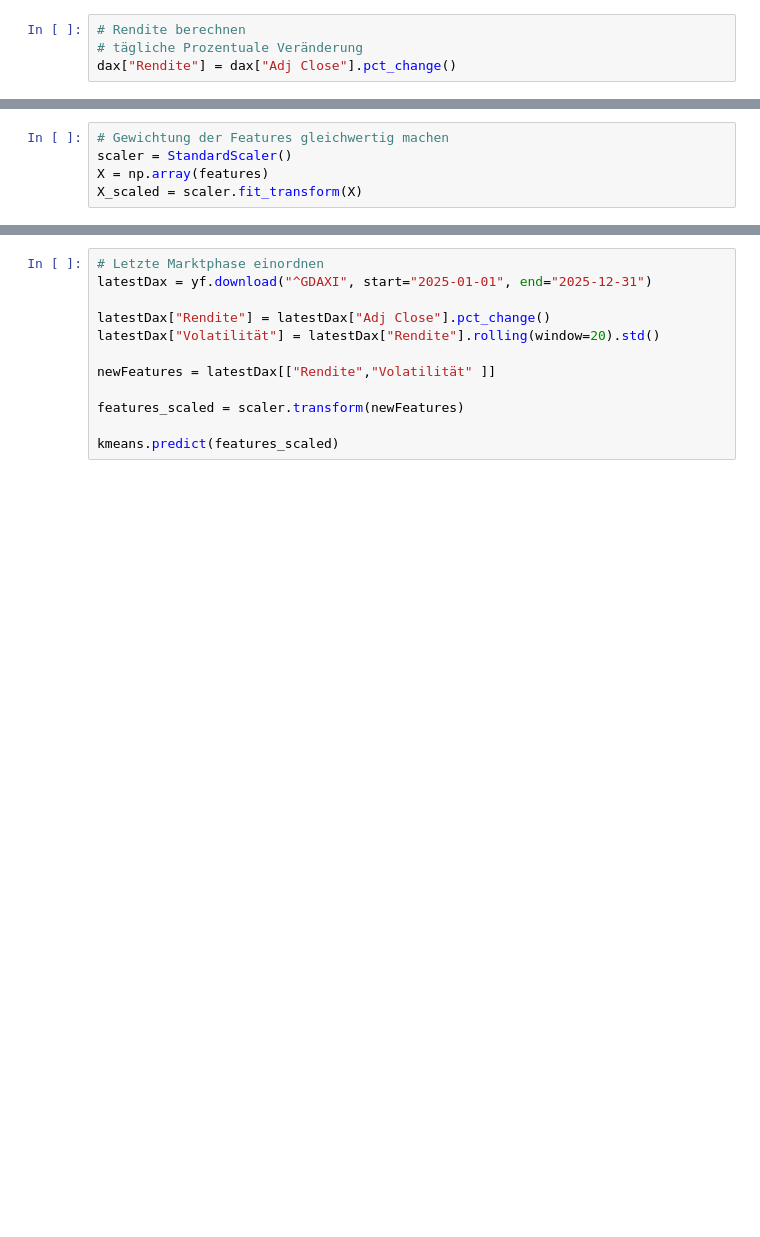
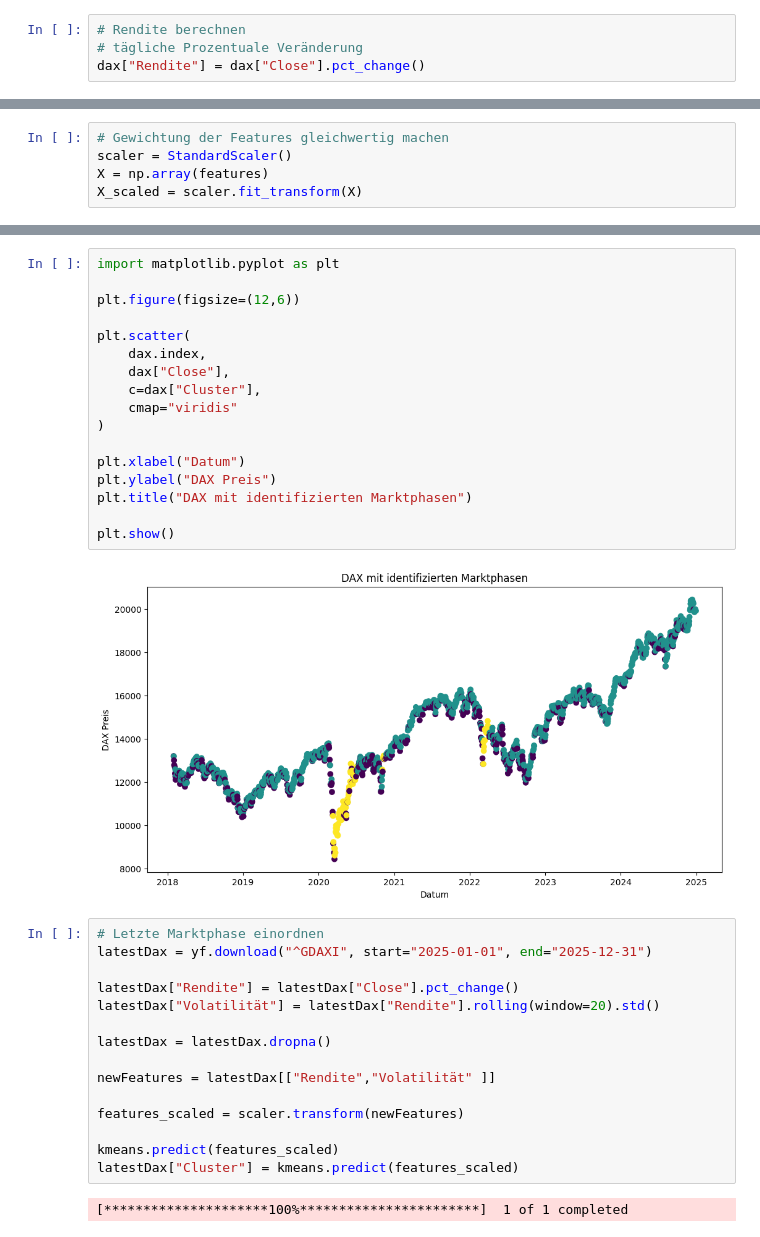
Before and after one commit to KreakxX/StockPredictor, a Jupyter notebook: Clustering_Marktphasen.ipynb, the cells around one changed output, grey strips where cells are left out. Saved outputs shown, nothing was run; the diff lists cells and outputs as text; blank space fills up the shorter version.

```diff
--- a/Clustering_Marktphasen.ipynb
+++ b/Clustering_Marktphasen.ipynb
@@ -16,7 +27,7 @@ dax = yf.download("^GDAXI", start="2018-01-01", end="2024-12-31")
 # %%
 # Rendite berechnen
 # tägliche Prozentuale Veränderung
-dax["Rendite"] = dax["Adj Close"].pct_change()
+dax["Rendite"] = dax["Close"].pct_change()
 # %%
 # Volatilität berechnen
 dax["Volatilität"] = dax["Rendite"].rolling(window=20).std()
@@ -57,12 +88,36 @@ plt.show()
+# %%
+import matplotlib.pyplot as plt
+
+plt.figure(figsize=(12,6))
+
+plt.scatter(
+    dax.index,
+    dax["Close"],
+    c=dax["Cluster"],
+    cmap="viridis"
+)
+
+plt.xlabel("Datum")
+plt.ylabel("DAX Preis")
+plt.title("DAX mit identifizierten Marktphasen")
+
+plt.show()
+# %% [output]
+[figure, added]
 # %%
 # Letzte Marktphase einordnen
 latestDax = yf.download("^GDAXI", start="2025-01-01", end="2025-12-31")
 
-latestDax["Rendite"] = latestDax["Adj Close"].pct_change()
+latestDax["Rendite"] = latestDax["Close"].pct_change()
 latestDax["Volatilität"] = latestDax["Rendite"].rolling(window=20).std()
+
+latestDax = latestDax.dropna()
 
 newFeatures = latestDax[["Rendite","Volatilität" ]]
 
 features_scaled = scaler.transform(newFeatures)
 
 kmeans.predict(features_scaled)
+latestDax["Cluster"] = kmeans.predict(features_scaled)
+# %% [output]
+[*********************100%***********************]  1 of 1 completed
```
Also changed, not shown: parts of 6 cells of this notebook.
